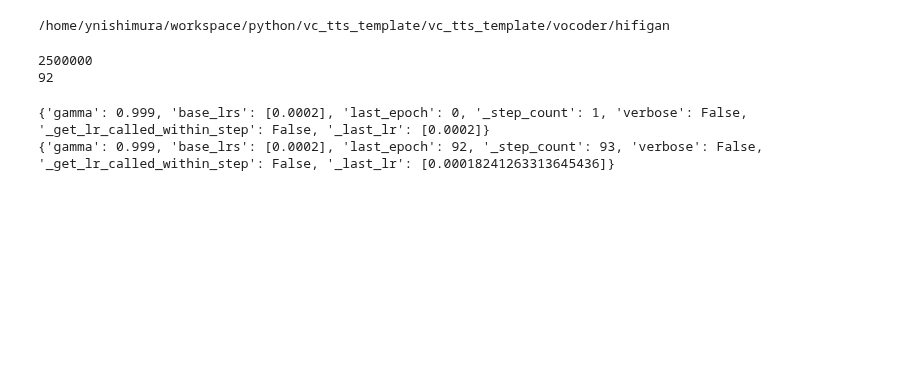
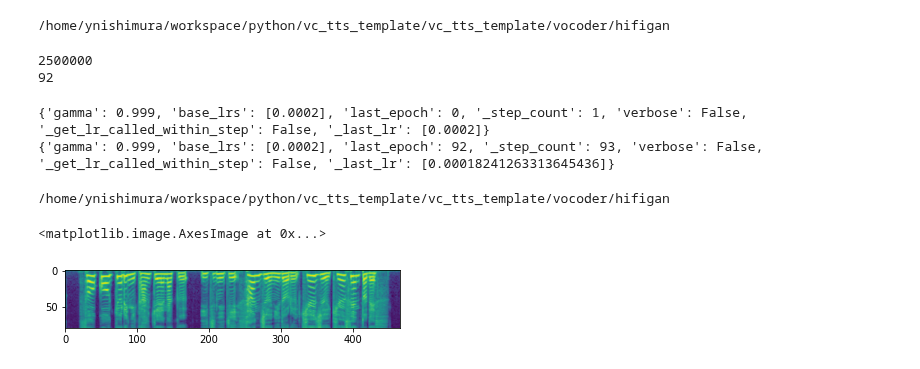
Before and after one commit to YutoNishimura-v2/vc_tts_template, a Jupyter notebook: vc_tts_template/vocoder/hifigan/tmp.ipynb, the cells around one changed output. Cells and saved outputs as stored; diff of their text form; code cells hidden in the pictures; blank space fills up the shorter version.

Commit message:
hifigan finish

```diff
--- a/vc_tts_template/vocoder/hifigan/tmp.ipynb
+++ b/vc_tts_template/vocoder/hifigan/tmp.ipynb
@@ -44,3 +44,42 @@ state_dict = {
 }
 # %%
 torch.save(state_dict, "./weights/universal.pth")
+# %%
+from scipy.io import wavfile
+import numpy as np
+import librosa
+import os
+from glob import glob
+print(os.getcwd())
+
+sampling_rate = 22050
+n_fft = 1024
+hop_length = 256
+win_length = 1024
+n_mel_channels = 80
+mel_fmin = 0
+mel_fmax = 8000
+
+wav_path = "../../../../dataset/out_JSUT/JSUT/wav/*.wav"
+
+_sr, x = wavfile.read(glob(wav_path)[0])
+if x.dtype in [np.int16, np.int32]:
+    x = (x / np.iinfo(x.dtype).max).astype(np.float64)
+audio = librosa.resample(x, _sr, sampling_rate)
+
+from collate_fn import mel_spectrogram
+import sys
+sys.path.append("../..")
+from dsp import logmelspectrogram
+import torch
+
+mel_hifi = mel_spectrogram(
+    y=torch.Tensor(audio).unsqueeze(0), n_fft=n_fft, num_mels=n_mel_channels, sampling_rate=sampling_rate,
+    hop_size=hop_length, win_size=win_length, fmin=mel_fmin, fmax=mel_fmax
+).squeeze(0).numpy()
+mel_tts = logmelspectrogram(
+    y=audio, sr=sampling_rate, n_fft=n_fft, hop_length=hop_length, win_length=win_length,
+    n_mels=n_mel_channels, fmin=mel_fmin, fmax=mel_fmax
+).T
+# %% [output]
+/home/ynishimura/workspace/python/vc_tts_template/vc_tts_template/vocoder/hifigan
@@ -46,0 +88,6 @@ torch.save(state_dict, "./weights/universal.pth")
+# %%
+import matplotlib.pyplot as plt
+plt.imshow(mel_hifi)
+# %% [output]
+<matplotlib.image.AxesImage at 0x...>
+[figure, added]
```
Also changed, not shown: parts of 3 cells of this notebook, 12 other files.
